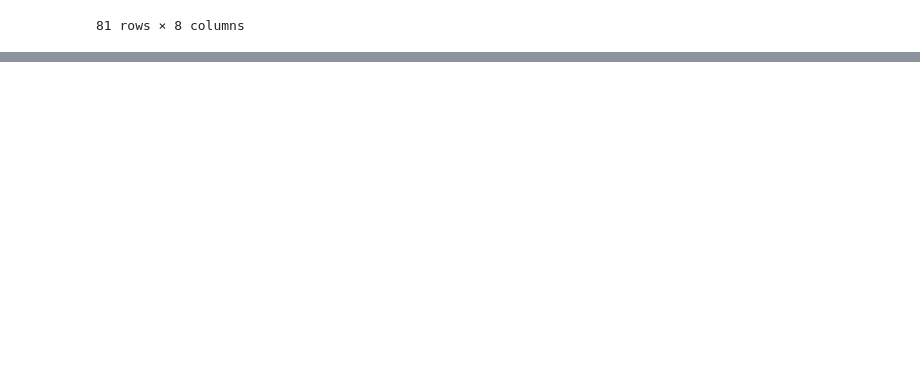
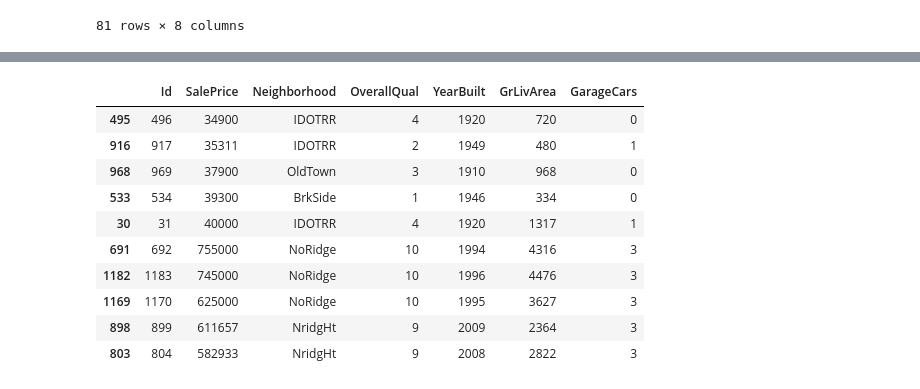
Before and after one commit to Yuzef/house_pricing, a Jupyter notebook: EDA_and_Feature_eng_exploration.ipynb, the cells around one changed output, grey strips where cells are left out. Cells and saved outputs as stored; diff of their text form; code cells hidden in the pictures; blank space fills up the shorter version.

```diff
--- a/EDA_and_Feature_eng_exploration.ipynb
+++ b/EDA_and_Feature_eng_exploration.ipynb
@@ -382,0 +557,39 @@ display(feature_catalog)
+# %%
+price_extremes = pd.concat(
+    [
+        df.nsmallest(
+            5,
+            TARGET,
+        ),
+        df.nlargest(
+            5,
+            TARGET,
+        ),
+    ]
+)
+
+display(
+    price_extremes[
+        [
+            "Id",
+            "SalePrice",
+            "Neighborhood",
+            "OverallQual",
+            "YearBuilt",
+            "GrLivArea",
+            "GarageCars",
+        ]
+    ]
+)
+# %% [output]
+|  | Id | SalePrice | Neighborhood | OverallQual | YearBuilt | GrLivArea | GarageCars |
+| 495 | 496 | 34900 | IDOTRR | 4 | 1920 | 720 | 0 |
+| 916 | 917 | 35311 | IDOTRR | 2 | 1949 | 480 | 1 |
+| 968 | 969 | 37900 | OldTown | 3 | 1910 | 968 | 0 |
+| 533 | 534 | 39300 | BrkSide | 1 | 1946 | 334 | 0 |
+| 30 | 31 | 40000 | IDOTRR | 4 | 1920 | 1317 | 1 |
+| 691 | 692 | 755000 | NoRidge | 10 | 1994 | 4316 | 3 |
+| 1182 | 1183 | 745000 | NoRidge | 10 | 1996 | 4476 | 3 |
+| 1169 | 1170 | 625000 | NoRidge | 10 | 1995 | 3627 | 3 |
+| 898 | 899 | 611657 | NridgHt | 9 | 2009 | 2364 | 3 |
+| 803 | 804 | 582933 | NridgHt | 9 | 2008 | 2822 | 3 |
```
Also changed, not shown: parts of 43 cells of this notebook.
